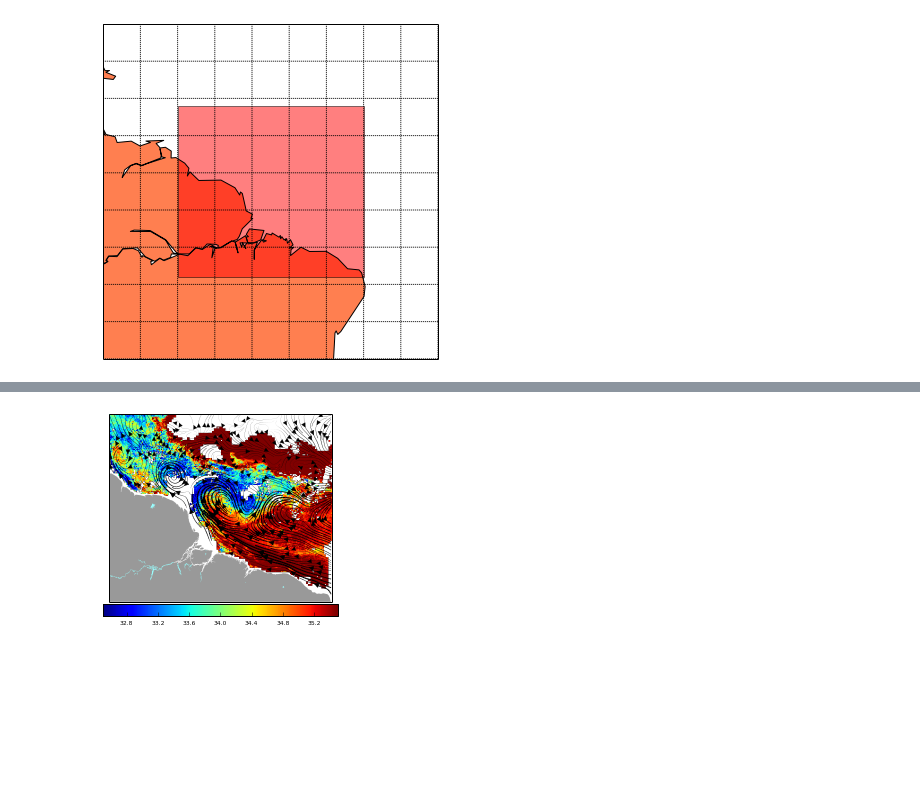
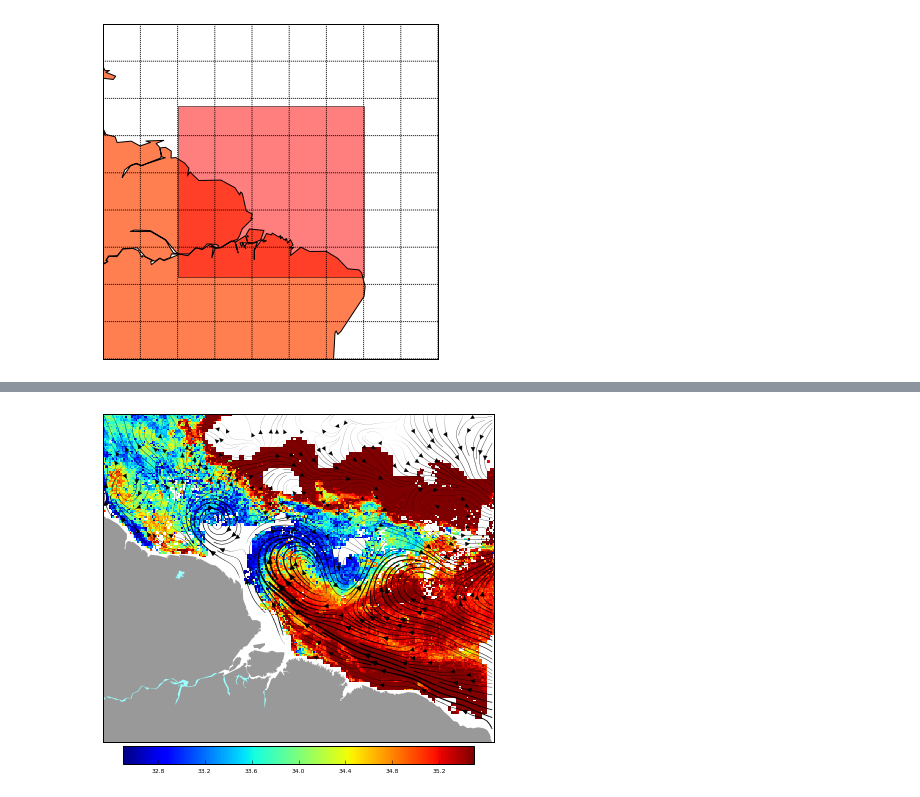
Before and after one commit to nansencenter/nansat-lectures, a Jupyter notebook: notebooks/examples/nansat-paper/example3.ipynb, the cells around one changed output, grey strips where cells are left out. Drawn from its saved outputs; the diff is of its cells as text; code cells hidden in the pictures; blank space fills up the shorter version.

```diff
--- a/notebooks/examples/nansat-paper/example3.ipynb
+++ b/notebooks/examples/nansat-paper/example3.ipynb
@@ -68,16 +67,16 @@ plt.savefig('hist2d_sss.png', dpi=300, pad_inches=0, bbox_inches='tight')
 # %%
 # Create map comparing SSS from MODIS and surface currents from TOPAZ
 
 # create map canvas
-nmap = Nansatmap(dstDomain, resolution='h')
+nmap = Nansatmap(dstDomain, resolution='l', figsize=(7,7))
 # show MODIS SSS distribution
-nmap.imshow(sss_modis, vmin=32.5, vmax=35.5)
+nmap.imshow(sss_modis, vmin=32.5, vmax=35.5, interpolation='nearest')
 # plot streamlines of surface current
 nmap.streamplot(lon, lat, u, v, 3, linewidth=np.hypot(u, v), color='k')
 # add colorbar and save the plot
-nmap.add_colorbar(shrink=0.7)
-nmap.save('test.png', dpi=300)
+nmap.add_colorbar(shrink=0.9)
+nmap.save('amazon_sss_streams.png', dpi=300)
 # %% [output]
-[figure, old version]
+[figure, new version]
 # %%
 plt.savefig?
```
Also changed, not shown: parts of 2 cells of this notebook, 1 other file.
